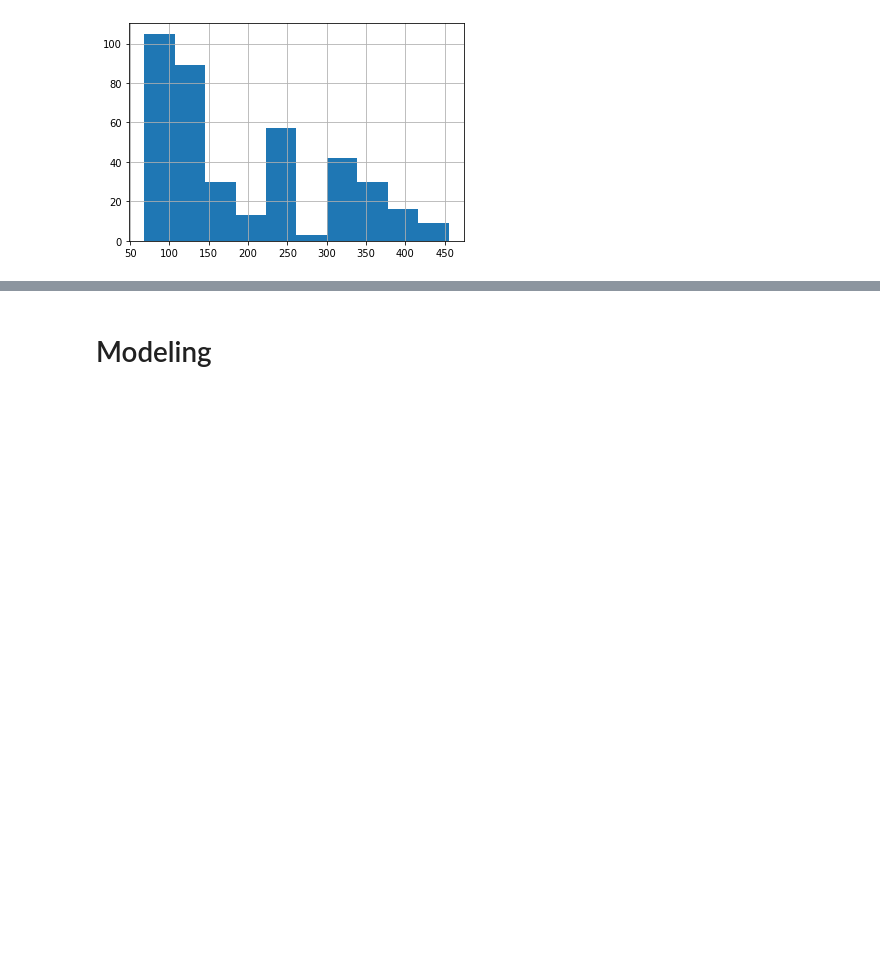
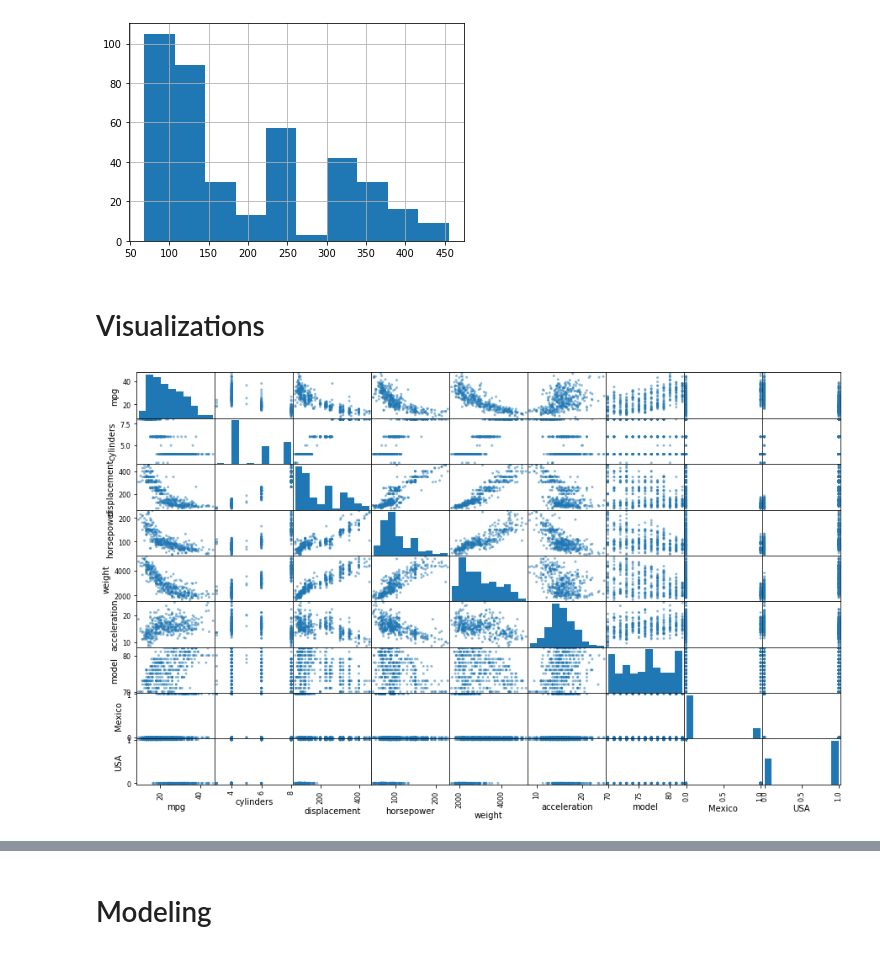
Before and after one commit to dev-branch/reg-review, a Jupyter notebook: notebook.ipynb, the cells around one changed output, grey strips where cells are left out. Drawn from its saved outputs; the diff is of its cells as text; code cells hidden in the pictures; blank space fills up the shorter version.

```diff
--- a/notebook.ipynb
+++ b/notebook.ipynb
@@ -248,3 +213,9 @@ df = df[np.abs(stats.zscore(df.displacement)) < 0.5]
 df.displacement.hist();
 # %% [output]
 [figure]
+# %% [markdown]
+# Visualizations
+# %%
+scatter_matrix(df, figsize=(15, 9));
+# %% [output]
+[figure, added]
```
Also changed, not shown: parts of 19 cells of this notebook.
